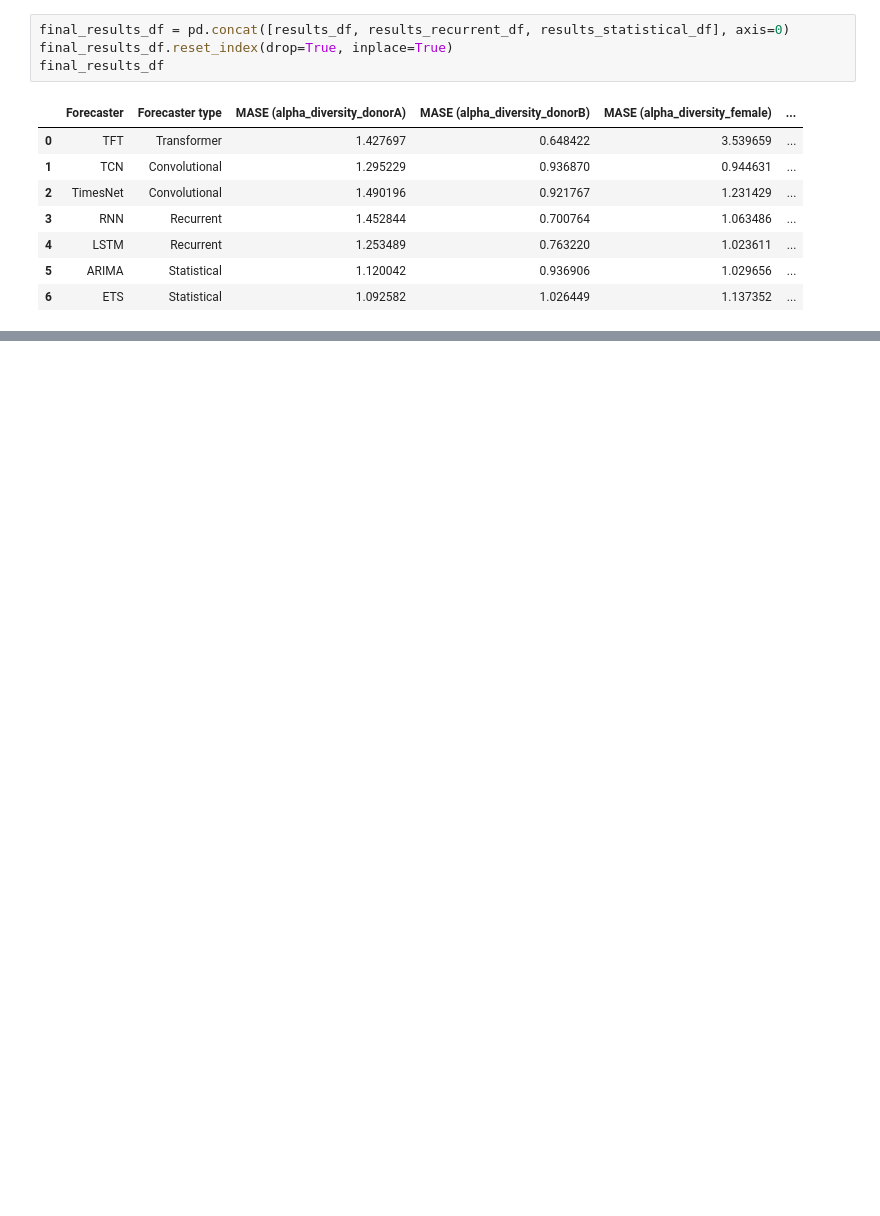
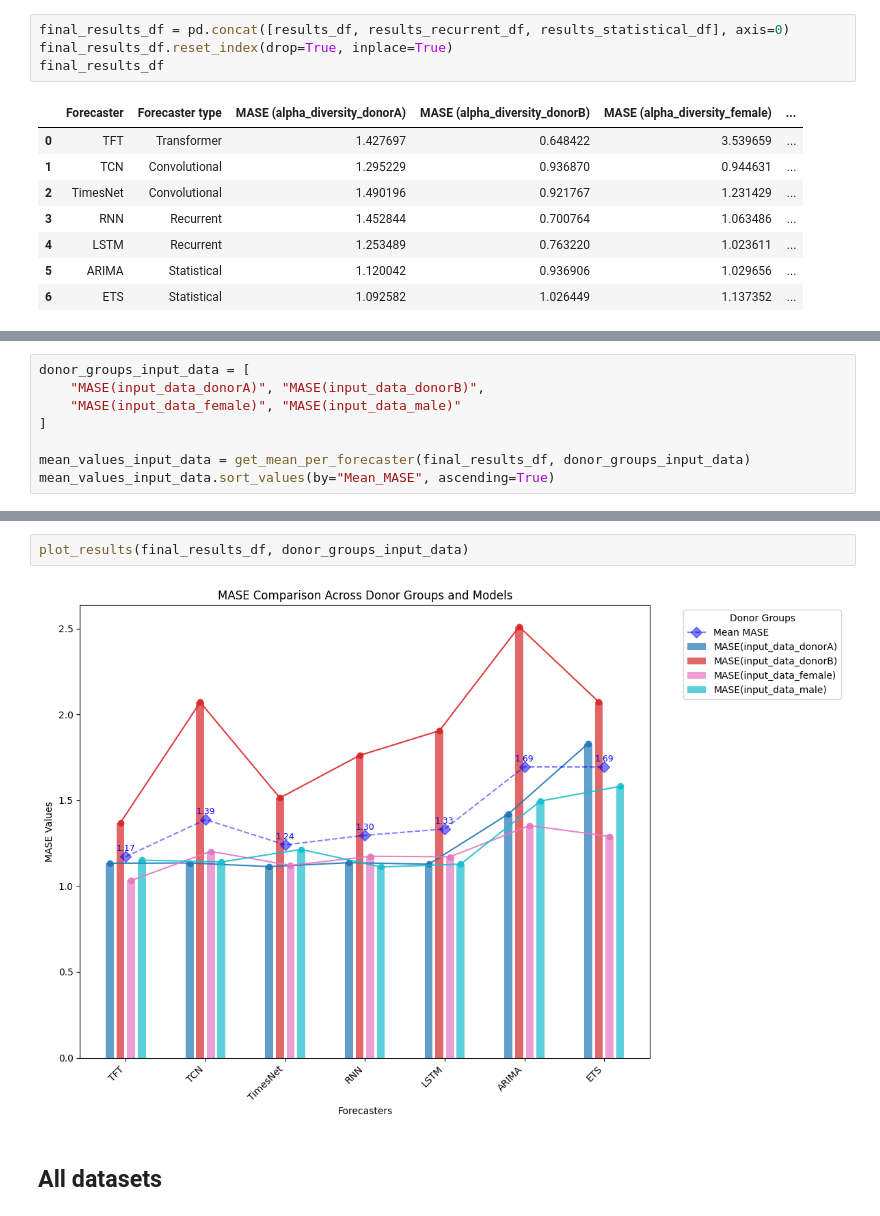
Before and after one commit to ewa-siedlarczyk/UM-TimeSeries, a Jupyter notebook: p4_time_series_analysis.ipynb, the cells around one changed output, grey strips where cells are left out. Saved outputs shown, nothing was run; the diff lists cells and outputs as text; blank space fills up the shorter version.

```diff
--- a/p4_time_series_analysis.ipynb
+++ b/p4_time_series_analysis.ipynb
@@ -699,0 +792,8 @@ final_results_df
+# %%
+donor_groups_input_data = [
+    "MASE(input_data_donorA)", "MASE(input_data_donorB)",
+    "MASE(input_data_female)", "MASE(input_data_male)"
+]
+
+mean_values_input_data = get_mean_per_forecaster(final_results_df, donor_groups_input_data)
+mean_values_input_data.sort_values(by="Mean_MASE", ascending=True)
@@ -699,0 +809,6 @@ final_results_df
+# %%
+plot_results(final_results_df, donor_groups_input_data)
+# %% [output]
+[figure, added]
+# %% [markdown]
+## All datasets
```
Also changed, not shown: parts of 10 cells of this notebook.
